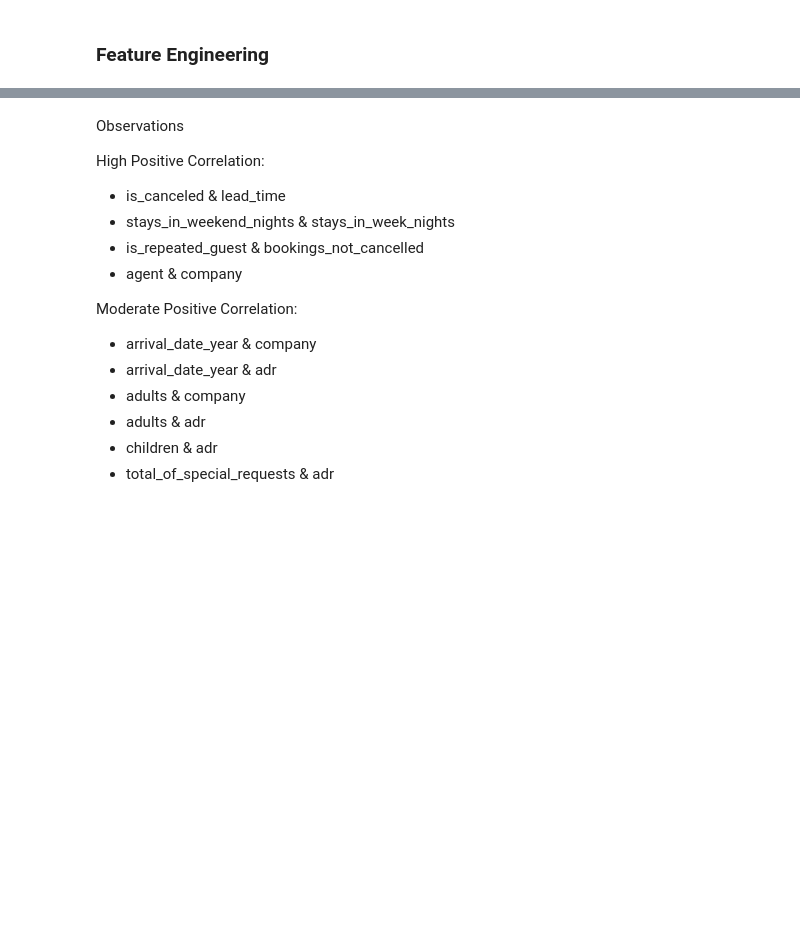
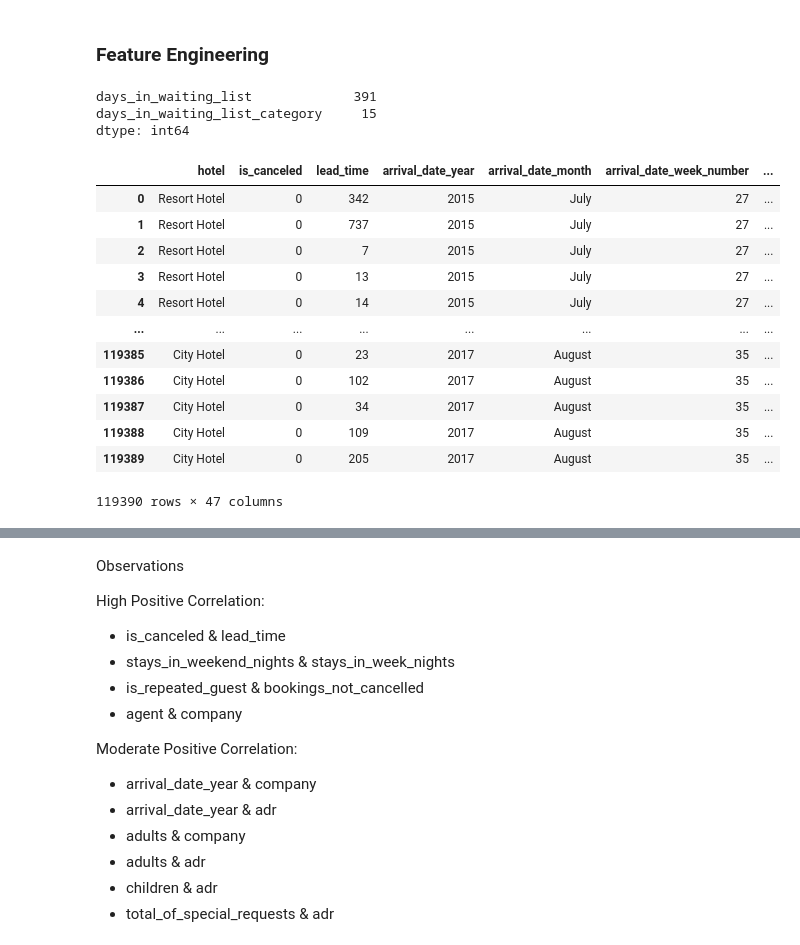
Before and after one commit to brandonmanggo/IS3107_G2, a Jupyter notebook: Dashboard/Models/model_price.ipynb, the cells around one changed output, grey strips where cells are left out. Saved outputs shown, nothing was run; the diff lists cells and outputs as text; code cells hidden in the pictures; blank space fills up the shorter version.

Commit message:
Added encoders and pca

```diff
--- a/Dashboard/Models/model_price.ipynb
+++ b/Dashboard/Models/model_price.ipynb
@@ -85,0 +124,72 @@ data_hotel_bookings_city = data_hotel_bookings.loc[data_hotel_bookings["hotel"]
+# %%
+# create categories for the days_in_waiting_list column (1: 0-10days, 2: 11-20days, 3: 21-30days...)
+bins = [-1, 10, 20, 30, 40, 50, 60, 70, 80, 90, 100, 110, 120, 130, 140, 150]
+labels = [1, 2, 3, 4, 5, 6, 7, 8, 9, 10, 11, 12, 13, 14, 15]
+data_hotel_bookings['days_in_waiting_list_category'] = pd.cut(data_hotel_bookings['days_in_waiting_list'], bins=bins, labels=labels)
+
+# print the result
+data_hotel_bookings[['days_in_waiting_list', 'days_in_waiting_list_category']].max()
+# %% [output]
+days_in_waiting_list             391
+days_in_waiting_list_category     15
+dtype: int64
+# %%
+## LabelEncoder / OneHotEncoder
+
+# OneHotEncoder (Run Once only)
+
+# # perform one-hot encoding for the customer_type column
+# customer_type_one_hot = pd.get_dummies(data_hotel_bookings['customer_type'], prefix='customer_type')
+# # concatenate the one-hot encoded columns to the original dataset
+# data_hotel_bookings = pd.concat([data_hotel_bookings, customer_type_one_hot], axis=1)
+# # drop the original customer_type column
+# data_hotel_bookings.drop('customer_type', axis=1, inplace=True)
+
+# # perform one-hot encoding for the market_segment column
+# market_segment_one_hot = pd.get_dummies(data_hotel_bookings['market_segment'], prefix='market_segment')
+# # concatenate the one-hot encoded columns to the original dataset
+# data_hotel_bookings = pd.concat([data_hotel_bookings, market_segment_one_hot], axis=1)
+# # drop the original customer_type column
+# data_hotel_bookings.drop('market_segment', axis=1, inplace=True)
+
+# # perform one-hot encoding for the distribution_channel column
+# distribution_channel_one_hot = pd.get_dummies(data_hotel_bookings['distribution_channel'], prefix='distribution_channel')
+# # concatenate the one-hot encoded columns to the original dataset
+# data_hotel_bookings = pd.concat([data_hotel_bookings, distribution_channel_one_hot], axis=1)
+# # drop the original customer_type column
+# data_hotel_bookings.drop('distribution_channel', axis=1, inplace=True)
+
+
+# LabelEncoder
+
+# create a LabelEncoder object
+le = LabelEncoder()
+
+# apply LabelEncoder to the reservation_status column ('Canceled': -1, 'No-Show': 0, 'Check-Out': 1)
+mapping_rs = {'Canceled': -1, 'No-Show': 0, 'Check-Out': 1}
+data_hotel_bookings['reservation_status'] = data_hotel_bookings['reservation_status'].map(mapping_rs)
+data_hotel_bookings['reservation_status'] = le.fit_transform(data_hotel_bookings['reservation_status'])
+data_hotel_bookings['reservation_status'] = data_hotel_bookings['reservation_status'].map(dict(zip(range(3), mapping_rs.values())))
+
+# apply LabelEncoder to the deposit_type column ('Non-Refund': -1, 'No Deposit': 0, 'Refundable': 1)
+mapping_dt = {'Non Refund': -1, 'No Deposit': 0, 'Refundable': 1}
+data_hotel_bookings['deposit_type'] = data_hotel_bookings['deposit_type'].map(mapping_dt)
+data_hotel_bookings['deposit_type'] = le.fit_transform(data_hotel_bookings['deposit_type'])
+data_hotel_bookings['deposit_type'] = data_hotel_bookings['deposit_type'].map(dict(zip(range(3), mapping_dt.values())))
+
+# print the result
+data_hotel_bookings
+# %% [output]
+|  | hotel | is_canceled | lead_time | arrival_date_year | arrival_date_month | arrival_date_week_number | ... |
+| 0 | Resort Hotel | 0 | 342 | 2015 | July | 27 | ... |
+| 1 | Resort Hotel | 0 | 737 | 2015 | July | 27 | ... |
+| 2 | Resort Hotel | 0 | 7 | 2015 | July | 27 | ... |
+| 3 | Resort Hotel | 0 | 13 | 2015 | July | 27 | ... |
+| 4 | Resort Hotel | 0 | 14 | 2015 | July | 27 | ... |
+| ... | ... | ... | ... | ... | ... | ... | ... |
+| 119385 | City Hotel | 0 | 23 | 2017 | August | 35 | ... |
+| 119386 | City Hotel | 0 | 102 | 2017 | August | 35 | ... |
+| 119387 | City Hotel | 0 | 34 | 2017 | August | 35 | ... |
+| 119388 | City Hotel | 0 | 109 | 2017 | August | 35 | ... |
+| 119389 | City Hotel | 0 | 205 | 2017 | August | 35 | ... |
+119390 rows × 47 columns
```
Also changed, not shown: parts of 16 cells of this notebook.
